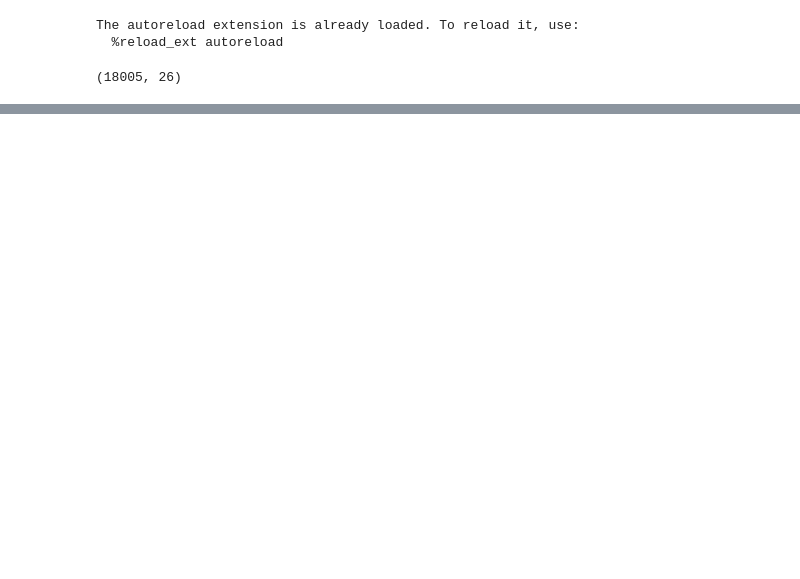
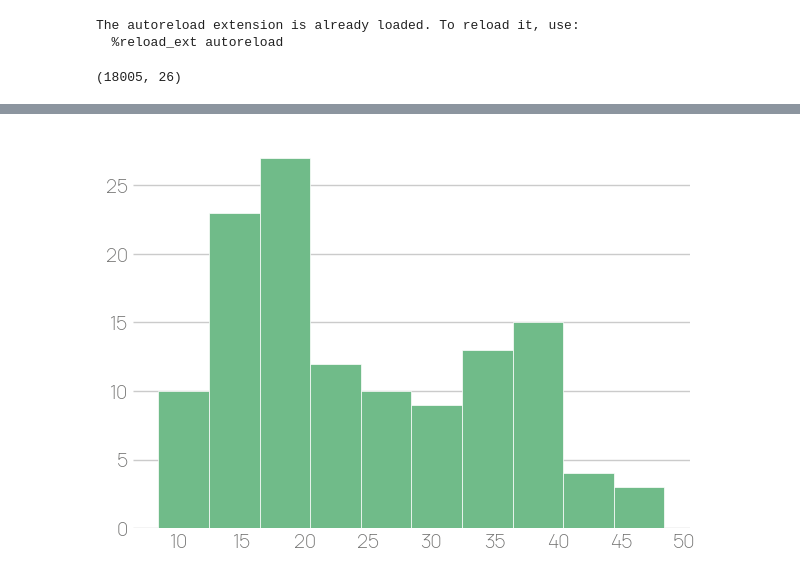
Before and after one commit to technologiestiftung/qtrees-ai-data, a Jupyter notebook: notebooks/model_evaluation.ipynb, the cells around one changed output, grey strips where cells are left out. Drawn from its saved outputs; the diff is of its cells as text; code cells hidden in the pictures; blank space fills up the shorter version.

```diff
--- a/notebooks/model_evaluation.ipynb
+++ b/notebooks/model_evaluation.ipynb
@@ -357,0 +327,10 @@ results
+# %%
+predictions["errors"] = predictions["value"] - predictions["y_hat"]
+predictions["absolute_errors"] = abs(predictions["value"] - predictions["y_hat"])
+
+aggregate_stats = predictions.groupby(["tree_id", "type_id"]).mean().reset_index().sort_values("absolute_errors")
+
+aggregate_stats.absolute_errors.hist()
+plt.gca().xaxis.grid(False)
+# %% [output]
+[figure, added]
```
Also changed, not shown: parts of 12 cells of this notebook.
